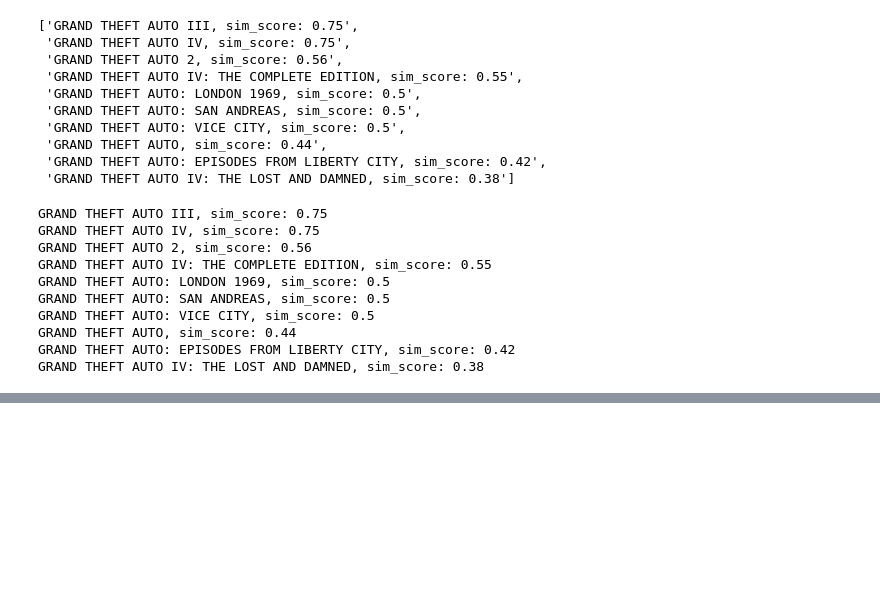
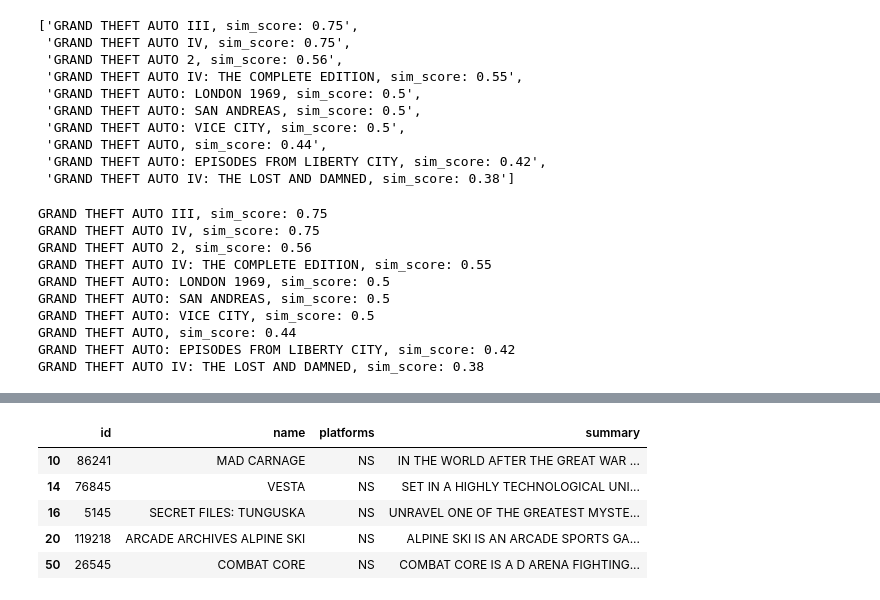
Before and after one commit to dxljack/Gaming-Market-Exploration, a Jupyter notebook: Gaming Market Analysis.ipynb, the cells around one changed output, grey strips where cells are left out. Saved outputs shown, nothing was run; the diff lists cells and outputs as text; code cells hidden in the pictures; blank space fills up the shorter version.

```diff
--- a/Gaming Market Analysis.ipynb
+++ b/Gaming Market Analysis.ipynb
@@ -1120,0 +968,12 @@ GRAND THEFT AUTO IV: THE LOST AND DAMNED, sim_score: 0.38
+# %%
+# platform 130 is ns
+df_ns = df_games[df_games['platforms'].str.contains("130")]
+df_ns['platforms'] = 'NS'
+df_ns.head()
+# %% [output]
+|  | id | name | platforms | summary |
+| 10 | 86241 | MAD CARNAGE | NS | IN THE WORLD AFTER THE GREAT WAR ... |
+| 14 | 76845 | VESTA | NS | SET IN A HIGHLY TECHNOLOGICAL UNI... |
+| 16 | 5145 | SECRET FILES: TUNGUSKA | NS | UNRAVEL ONE OF THE GREATEST MYSTE... |
+| 20 | 119218 | ARCADE ARCHIVES ALPINE SKI | NS | ALPINE SKI IS AN ARCADE SPORTS GA... |
+| 50 | 26545 | COMBAT CORE | NS | COMBAT CORE IS A D ARENA FIGHTING... |
```
Also changed, not shown: parts of 92 cells of this notebook, 8 other files.
